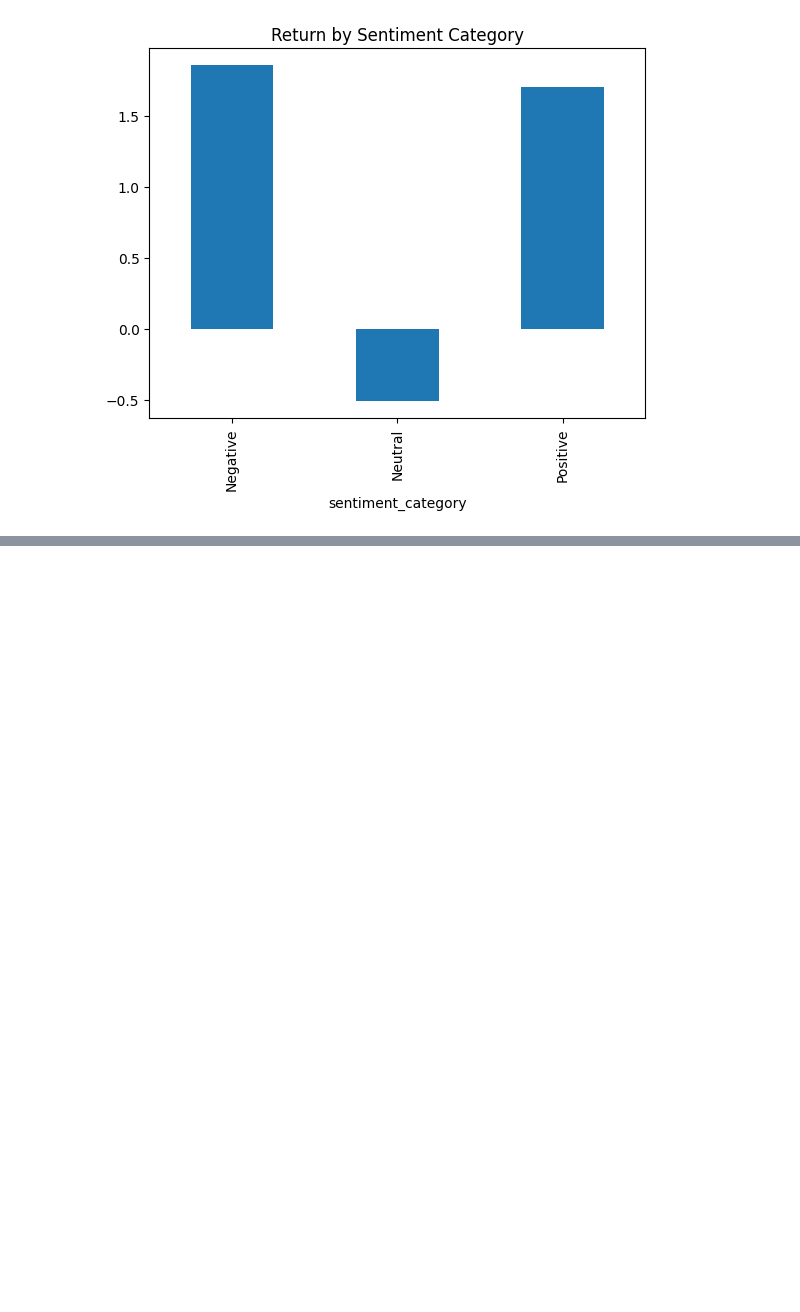
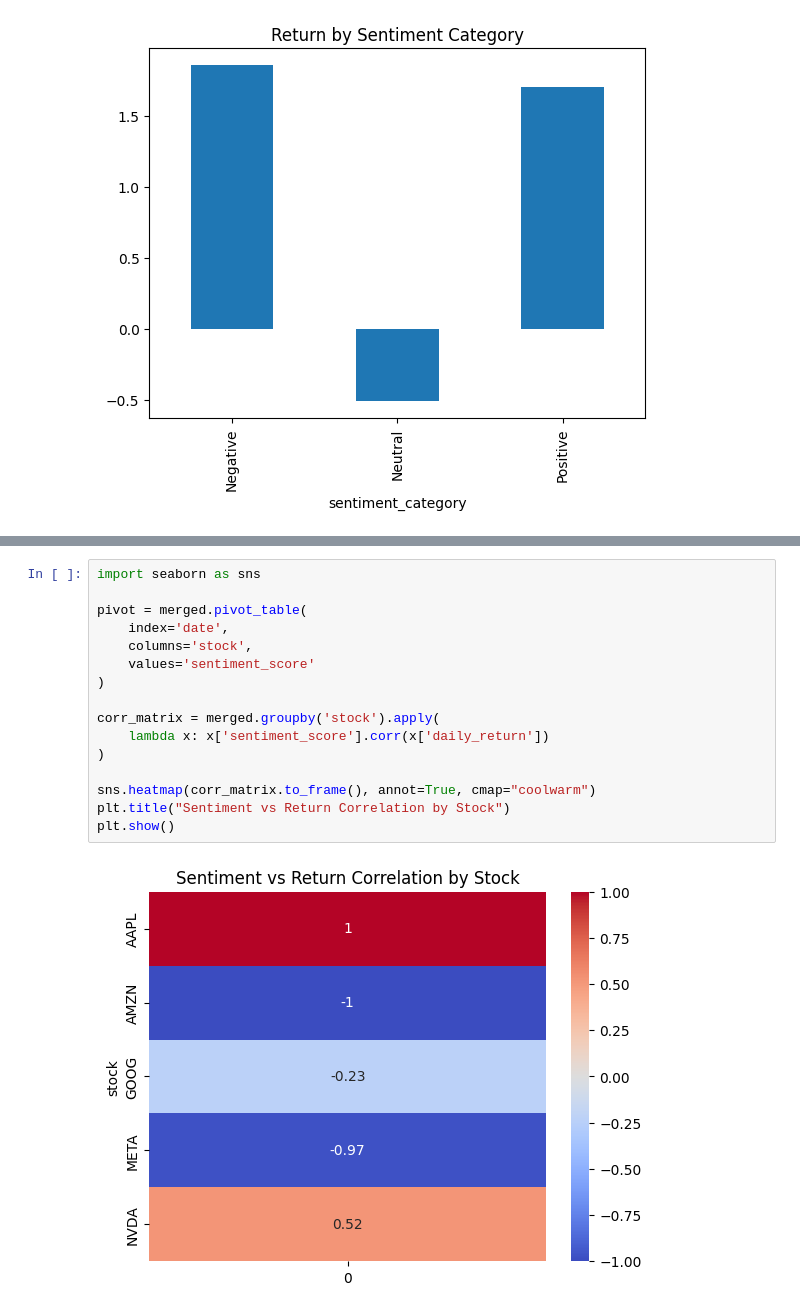
Before and after one commit to Bilen189/nova-financial-analysis-week1, a Jupyter notebook: notebooks/task3_sentiment_analysis.ipynb, the cells around one changed output, grey strips where cells are left out. Cells and saved outputs as stored; diff of their text form; blank space fills up the shorter version.

```diff
--- a/notebooks/task3_sentiment_analysis.ipynb
+++ b/notebooks/task3_sentiment_analysis.ipynb
@@ -263,0 +428,18 @@ plt.show()
+# %%
+import seaborn as sns
+
+pivot = merged.pivot_table(
+    index='date',
+    columns='stock',
+    values='sentiment_score'
+)
+
+corr_matrix = merged.groupby('stock').apply(
+    lambda x: x['sentiment_score'].corr(x['daily_return'])
+)
+
+sns.heatmap(corr_matrix.to_frame(), annot=True, cmap="coolwarm")
+plt.title("Sentiment vs Return Correlation by Stock")
+plt.show()
+# %% [output]
+[figure, added]
```
Also changed, not shown: parts of 16 cells of this notebook.
